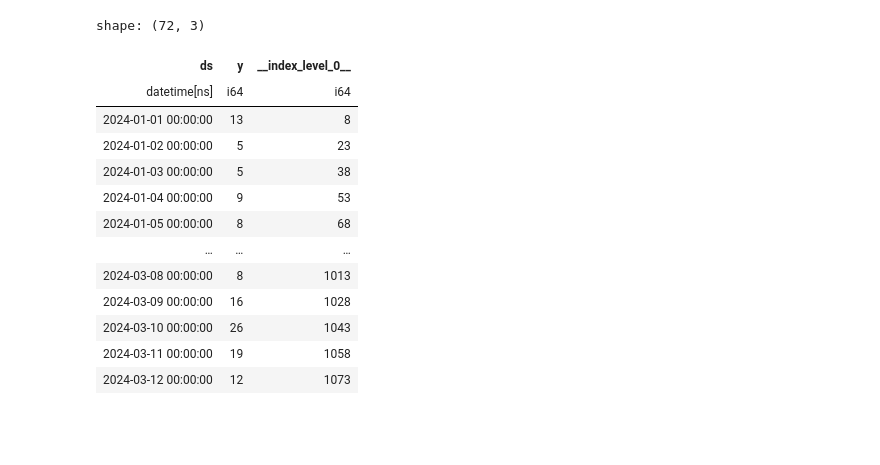
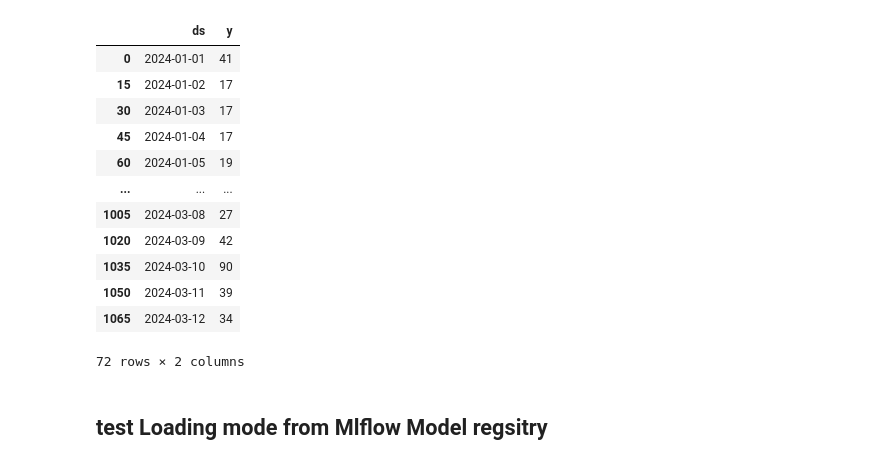
Before and after one commit to Philippe-Neveux/zenml-ml-forecast, a Jupyter notebook: notebooks/debug.ipynb, the cells around one changed output. Saved outputs shown, nothing was run; the diff lists cells and outputs as text; code cells hidden in the pictures; blank space fills up the shorter version.

```diff
--- a/notebooks/debug.ipynb
+++ b/notebooks/debug.ipynb
@@ -1,24 +1,28 @@
 # %%
+from zenml.materializers.built_in_materializer import BuiltInContainerMaterializer
+
 import polars as pl
 
-# Load parquet files from GCS path
-df = pl.read_parquet(
-    "gs://zenml-472221-zenml-artifacts/ml_forecast/preprocess_data/training_data/b84e71d0-8024-4924-ac03-42f0ba96a323/a111eb87/1/8/df.parquet.gzip"
-)
+artifact_path="gs://zenml-472221-zenml-artifacts/ml_forecast/preprocess_data/training_data/b84e71d0-8024-4924-ac03-42f0ba96a323/a111eb87"
+
+training_dataset = BuiltInContainerMaterializer(
+    uri=artifact_path
+).load(data_type=dict)
-# %%
-df
-# %% [output]
-shape: (72, 3)
-| ds | y | __index_level_0__ |
-| datetime[ns] | i64 | i64 |
-| 2024-01-01 00:00:00 | 13 | 8 |
-| 2024-01-02 00:00:00 | 5 | 23 |
-| 2024-01-03 00:00:00 | 5 | 38 |
-| 2024-01-04 00:00:00 | 9 | 53 |
-| 2024-01-05 00:00:00 | 8 | 68 |
-| … | … | … |
-| 2024-03-08 00:00:00 | 8 | 1013 |
-| 2024-03-09 00:00:00 | 16 | 1028 |
-| 2024-03-10 00:00:00 | 26 | 1043 |
-| 2024-03-11 00:00:00 | 19 | 1058 |
-| 2024-03-12 00:00:00 | 12 | 1073 |
+# %%
+training_dataset["Store_1-Item_A"]
+# %% [output]
+|  | ds | y |
+| 0 | 2024-01-01 | 41 |
+| 15 | 2024-01-02 | 17 |
+| 30 | 2024-01-03 | 17 |
+| 45 | 2024-01-04 | 17 |
+| 60 | 2024-01-05 | 19 |
+| ... | ... | ... |
+| 1005 | 2024-03-08 | 27 |
+| 1020 | 2024-03-09 | 42 |
+| 1035 | 2024-03-10 | 90 |
+| 1050 | 2024-03-11 | 39 |
+| 1065 | 2024-03-12 | 34 |
+72 rows × 2 columns
+# %% [markdown]
+## test Loading mode from Mlflow Model regsitry
```
Also changed, not shown: parts of 8 cells of this notebook, 4 other files.
